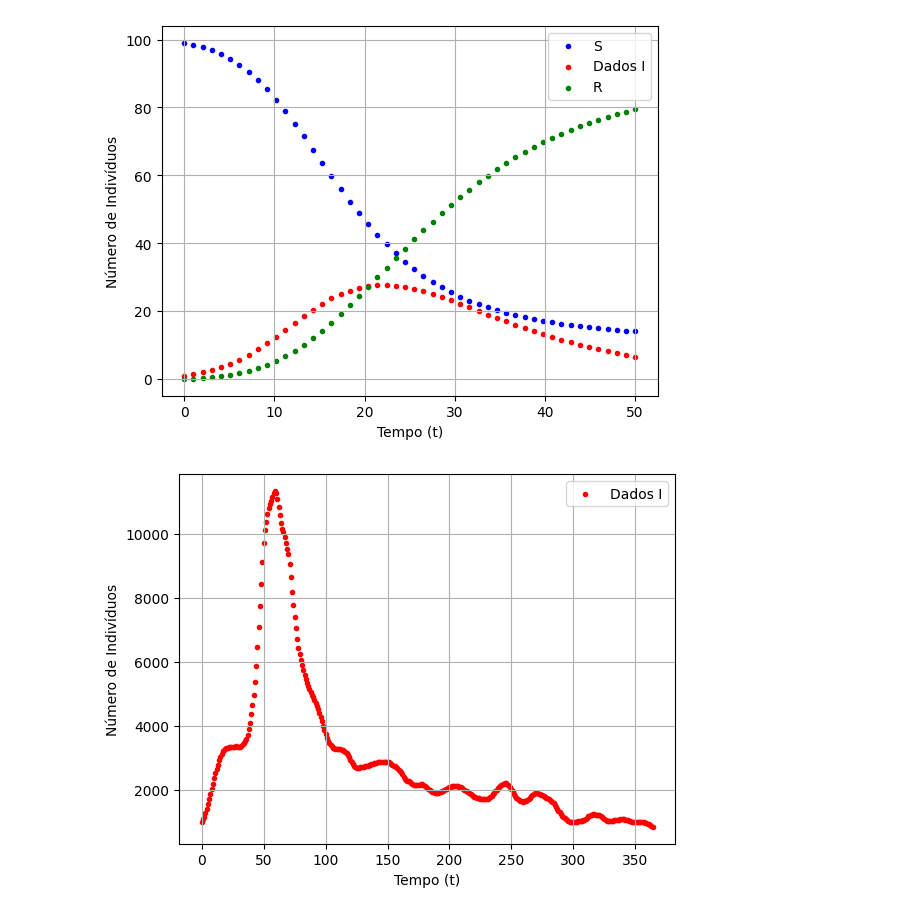
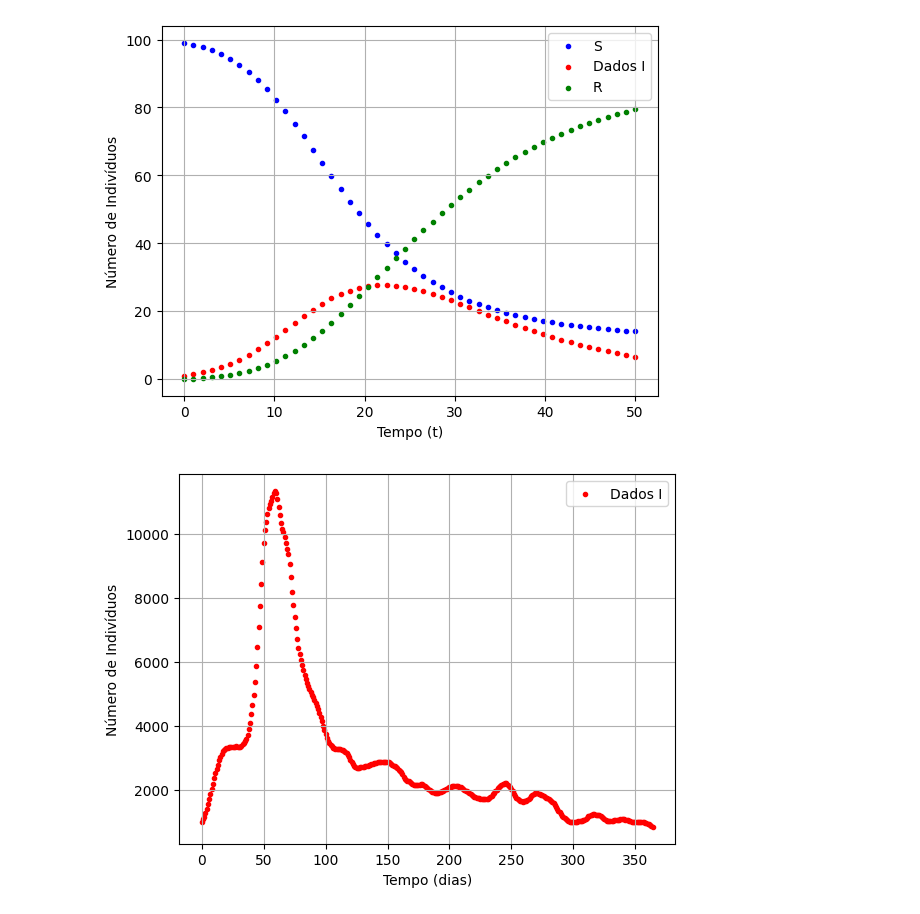
Before and after one commit to ginbar/inverse-cm, a Jupyter notebook: notebooks/images/DataImages.ipynb, the cells around one changed output. Drawn from its saved outputs; the diff is of its cells as text; code cells hidden in the pictures.

```diff
--- a/notebooks/images/DataImages.ipynb
+++ b/notebooks/images/DataImages.ipynb
@@ -47,8 +47,10 @@ plotting.plot_rk_data(data_t, mono_sir_data, figname="rk-data-mono-beta")
 # %%
 df = pd.read_csv("../../data/sir-am-14d.csv")
 I_data = df["I"].to_numpy()
 t_0, t_f = 0, len(I_data) - 1
 data_t = np.linspace(t_0, t_f, len(I_data))
-plotting.plot_prevalence_data(data_t, I_data, figname="smoothed-data-sus-AM-2023")
+plotting.plot_prevalence_data(data_t, I_data,
+    xlabel="Tempo (dias)",
+    figname="smoothed-data-sus-AM-2023")
 # %% [output]
-[figure, old version]
+[figure, new version]
```
Also changed, not shown: parts of 6 cells of this notebook, 20 other files.
